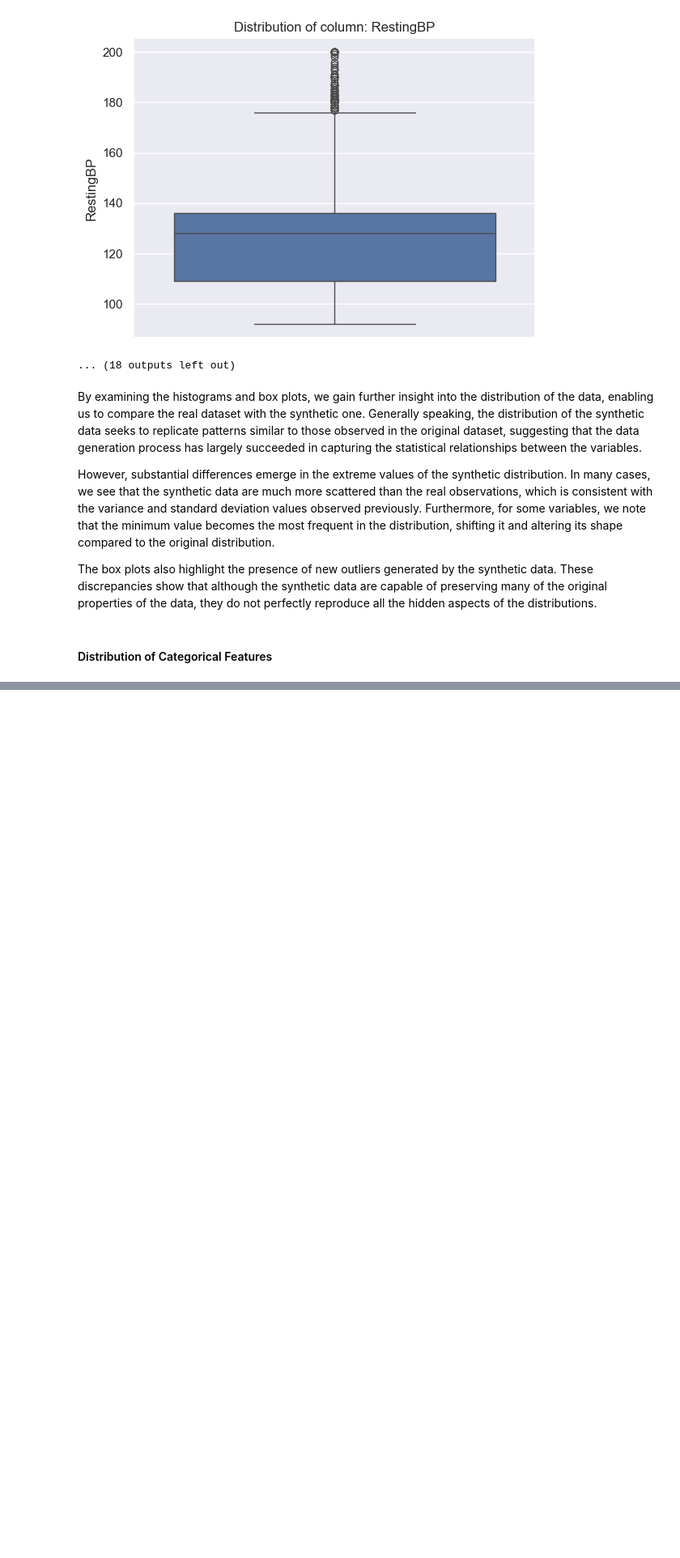
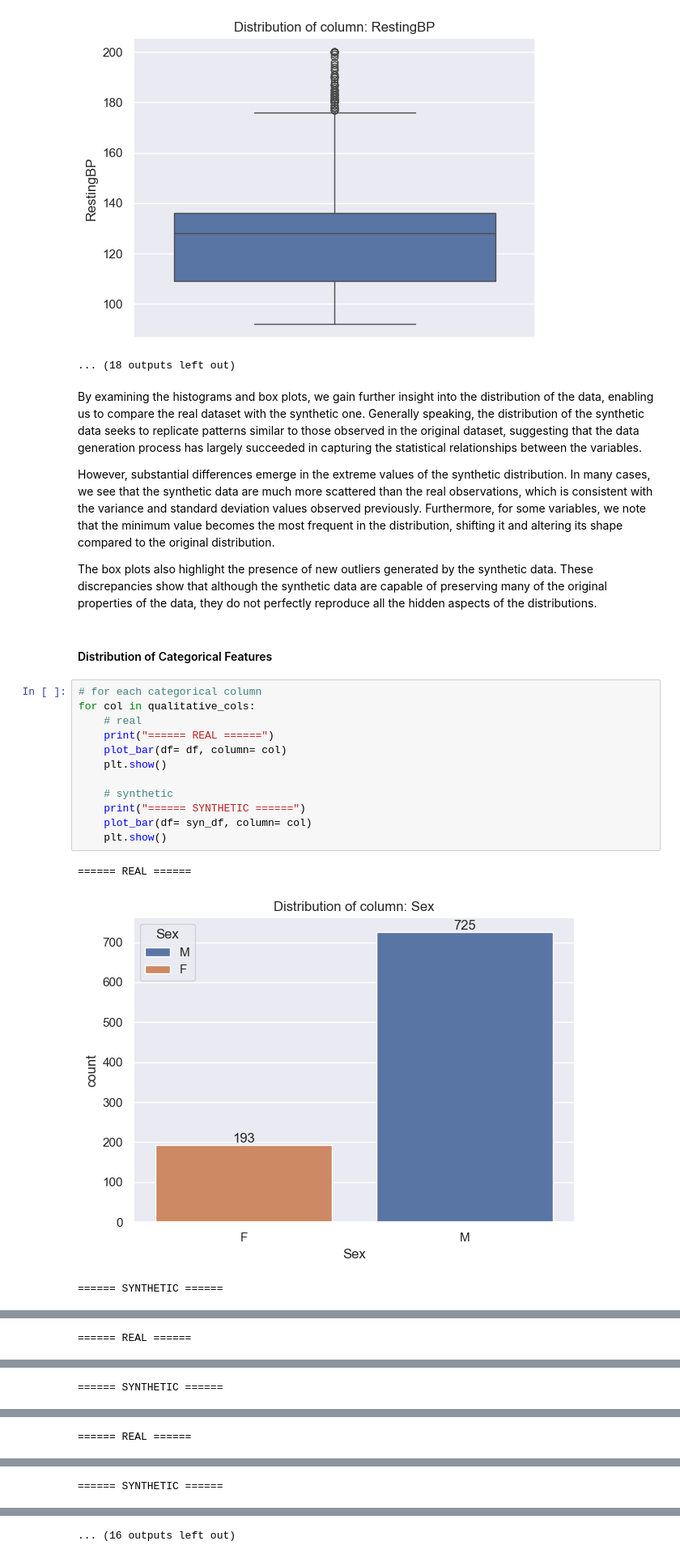
Before and after one commit to RickCraco/computer-science-project, a Jupyter notebook: notebooks/heart_disease_classification_ctgan_xai.ipynb, the cells around one changed output, grey strips where cells are left out. Shown at 81% size. Saved outputs shown, nothing was run; the diff lists cells and outputs as text; blank space fills up the shorter version.

Commit message:
added visualization of categorical columns

```diff
--- a/notebooks/heart_disease_classification_ctgan_xai.ipynb
+++ b/notebooks/heart_disease_classification_ctgan_xai.ipynb
@@ -295,3 +295,19 @@ However, substantial differences emerge in the extreme values of the synthetic d
 The box plots also highlight the presence of new outliers generated by the synthetic data. These discrepancies show that although the synthetic data are capable of preserving many of the original properties of the data, they do not perfectly reproduce all the hidden aspects of the distributions.
 # %% [markdown]
 #### Distribution of Categorical Features
+# %%
+# for each categorical column
+for col in qualitative_cols:
+    # real
+    print("====== REAL ======")
+    plot_bar(df= df, column= col)
+    plt.show()
+
+    # synthetic
+    print("====== SYNTHETIC ======")
+    plot_bar(df= syn_df, column= col)
+    plt.show()
+# %% [output]
+====== REAL ======
+[figure, added]
+====== SYNTHETIC ======
@@ -297,0 +315 @@ The box plots also highlight the presence of new outliers generated by the synth
+====== REAL ======
@@ -297,0 +317 @@ The box plots also highlight the presence of new outliers generated by the synth
+====== SYNTHETIC ======
@@ -297,0 +319 @@ The box plots also highlight the presence of new outliers generated by the synth
+====== REAL ======
@@ -297,0 +321 @@ The box plots also highlight the presence of new outliers generated by the synth
+====== SYNTHETIC ======
@@ -297,0 +323 @@ The box plots also highlight the presence of new outliers generated by the synth
+... (16 outputs left out)
```
Also changed, not shown: parts of 1 cell of this notebook.
